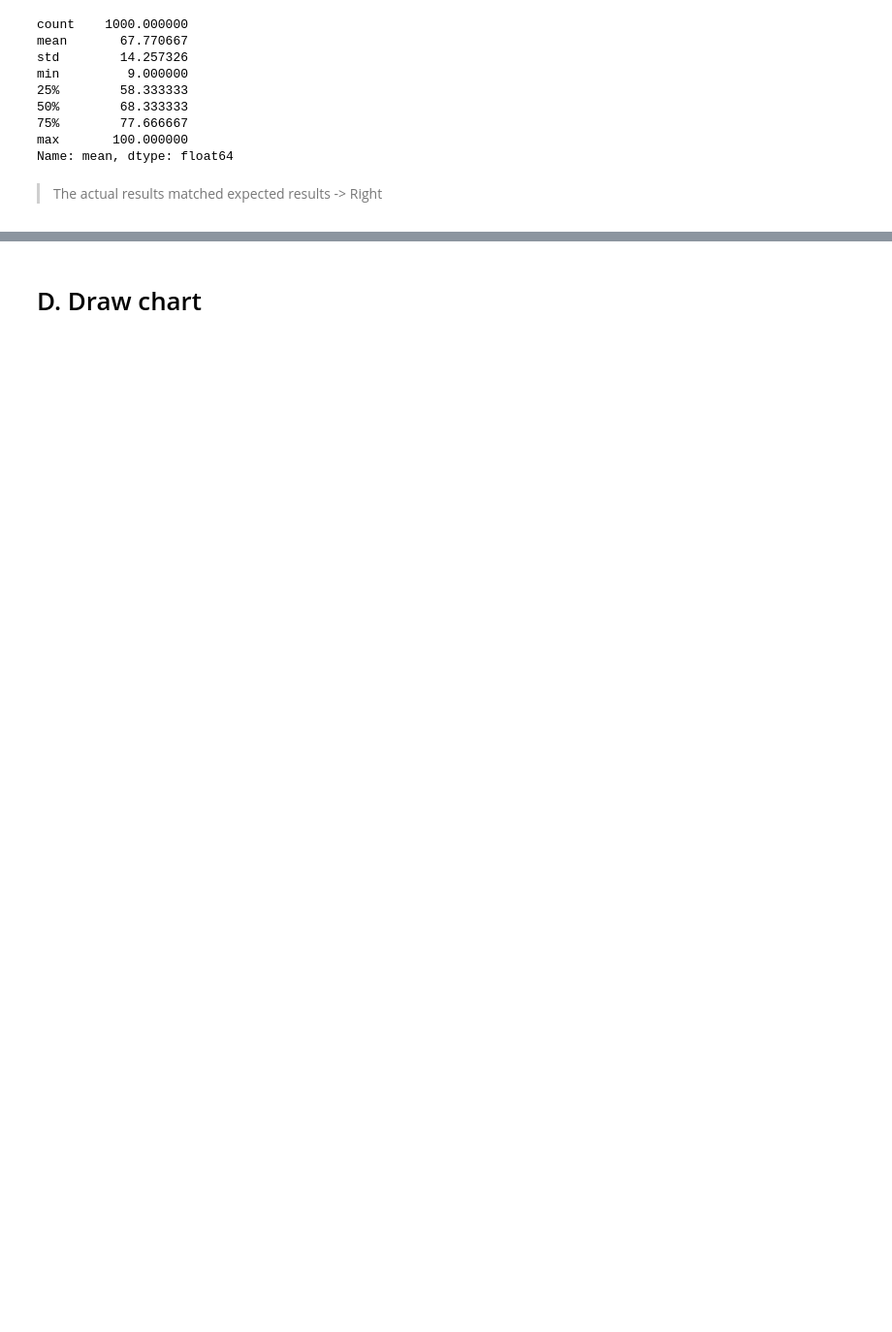
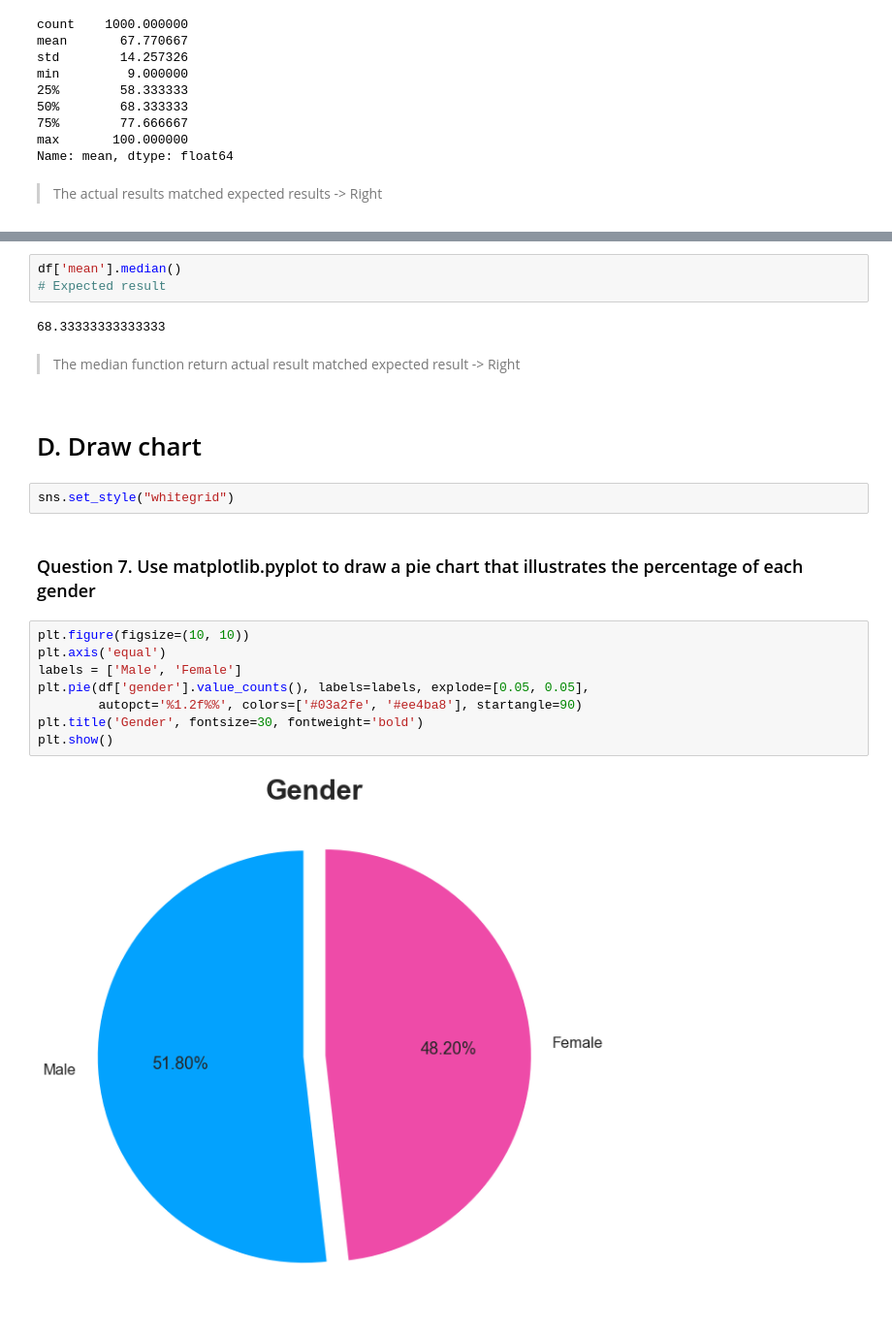
Before and after one commit to AlexGamer29/Final-Project---Intro-to-CS, a Jupyter notebook: Final_project.ipynb, the cells around one changed output, grey strips where cells are left out. Shown at 97% size. Drawn from its saved outputs; the diff is of its cells as text; blank space fills up the shorter version.

Commit message:
Add question 5 to 10

```diff
--- a/Final_project.ipynb
+++ b/Final_project.ipynb
@@ -186,2 +229,23 @@ Name: mean, dtype: float64
+# %%
+df['mean'].median()
+# Expected result
+# %% [output]
+68.33333333333333
+# %% [markdown]
+> The median function return actual result matched expected result -> Right
 # %% [markdown]
 # D. Draw chart
+# %%
+sns.set_style("whitegrid")
+# %% [markdown]
+### Question 7. Use matplotlib.pyplot to draw a pie chart that illustrates the percentage of each gender
+# %%
+plt.figure(figsize=(10, 10))
+plt.axis('equal')
+labels = ['Male', 'Female']
+plt.pie(df['gender'].value_counts(), labels=labels, explode=[0.05, 0.05],
+        autopct='%1.2f%%', colors=['#03a2fe', '#ee4ba8'], startangle=90)
+plt.title('Gender', fontsize=30, fontweight='bold')
+plt.show()
+# %% [output]
+[figure, added]
```
Also changed, not shown: parts of 12 cells of this notebook.
